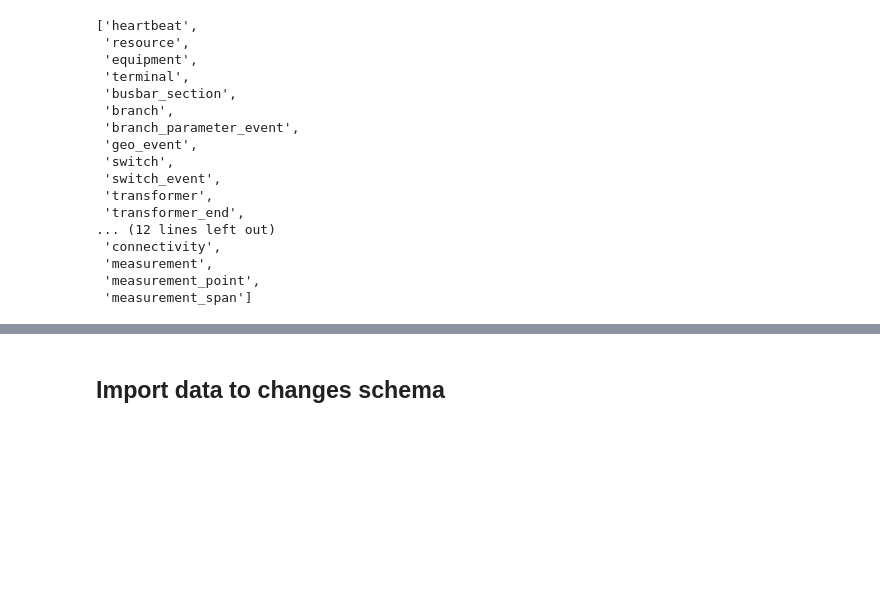
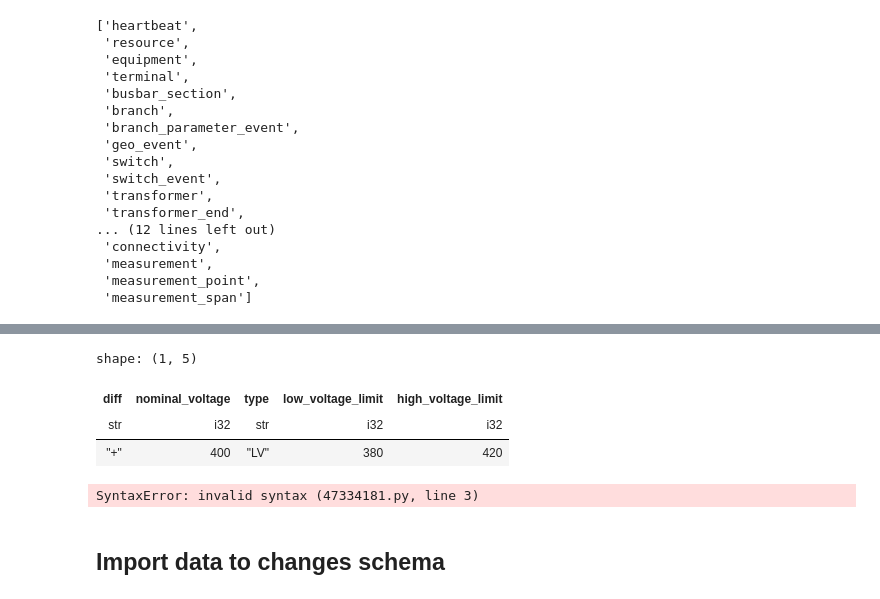
Before and after one commit to heig-vd-ie/distflow-state-estimation, a Jupyter notebook: scrips/recursive_fuction.ipynb, the cells around one changed output, grey strips where cells are left out. Saved outputs shown, nothing was run; the diff lists cells and outputs as text; code cells hidden in the pictures; blank space fills up the shorter version.

```diff
--- a/scrips/recursive_fuction.ipynb
+++ b/scrips/recursive_fuction.ipynb
@@ -362,3 +438,16 @@ list(changes_schema.__dict__.keys())
+# %%
+changes_schema.base_voltage
+# %% [output]
+shape: (1, 5)
+| diff | nominal_voltage | type | low_voltage_limit | high_voltage_limit |
+| str | i32 | str | i32 | i32 |
+| "+" | 400 | "LV" | 380 | 420 |
+# %%
+changes_schema.branch.join(
+    changes_schema.connectivity, left_on="uuid", right_on="eq_fk", how="inner"
+) ??????????????????????????????????????????????????????????????????????????????????????????
+# %% [output]
+SyntaxError: invalid syntax (47334181.py, line 3)
 # %% [markdown]
 ## Import data to changes schema
 # %%
```
Also changed, not shown: parts of 7 cells of this notebook.
